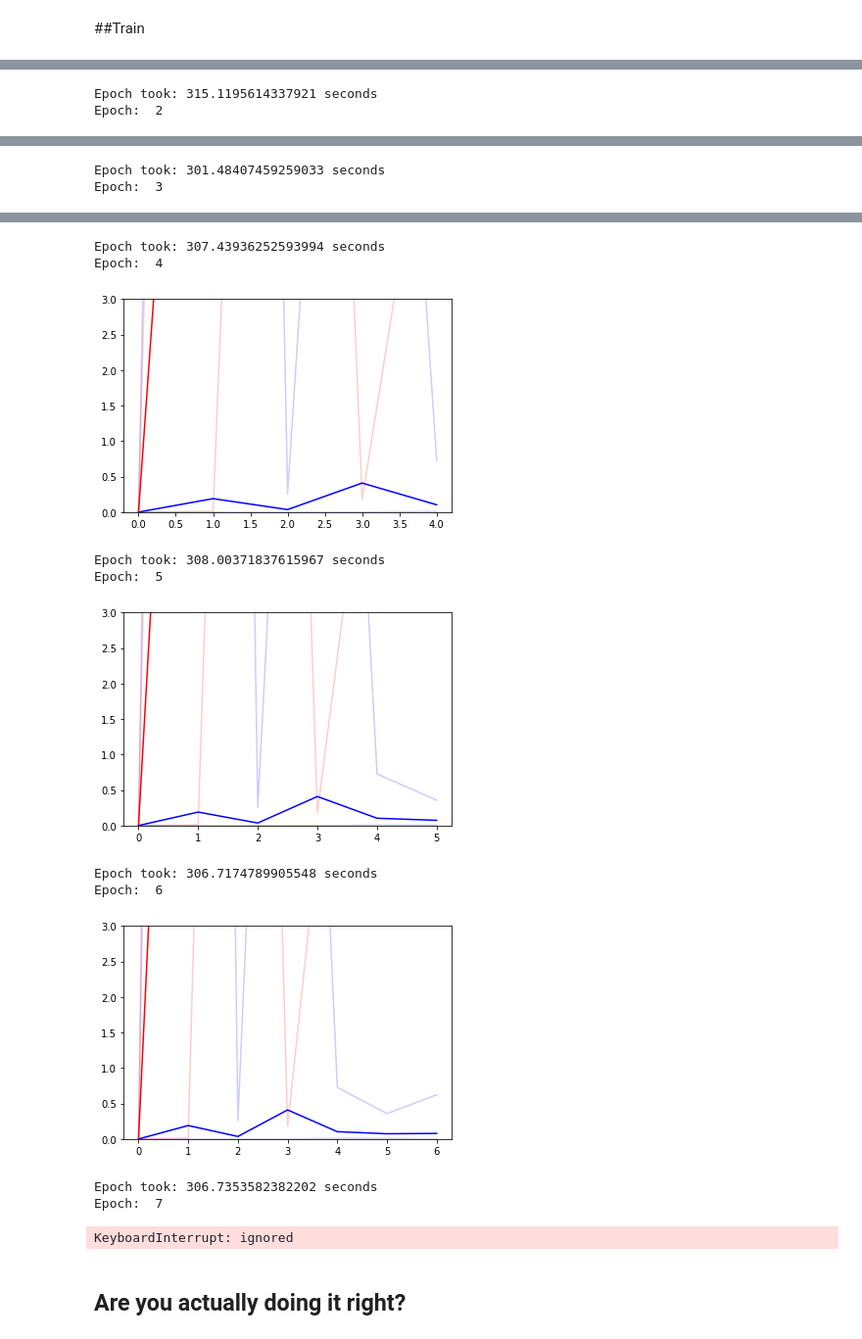
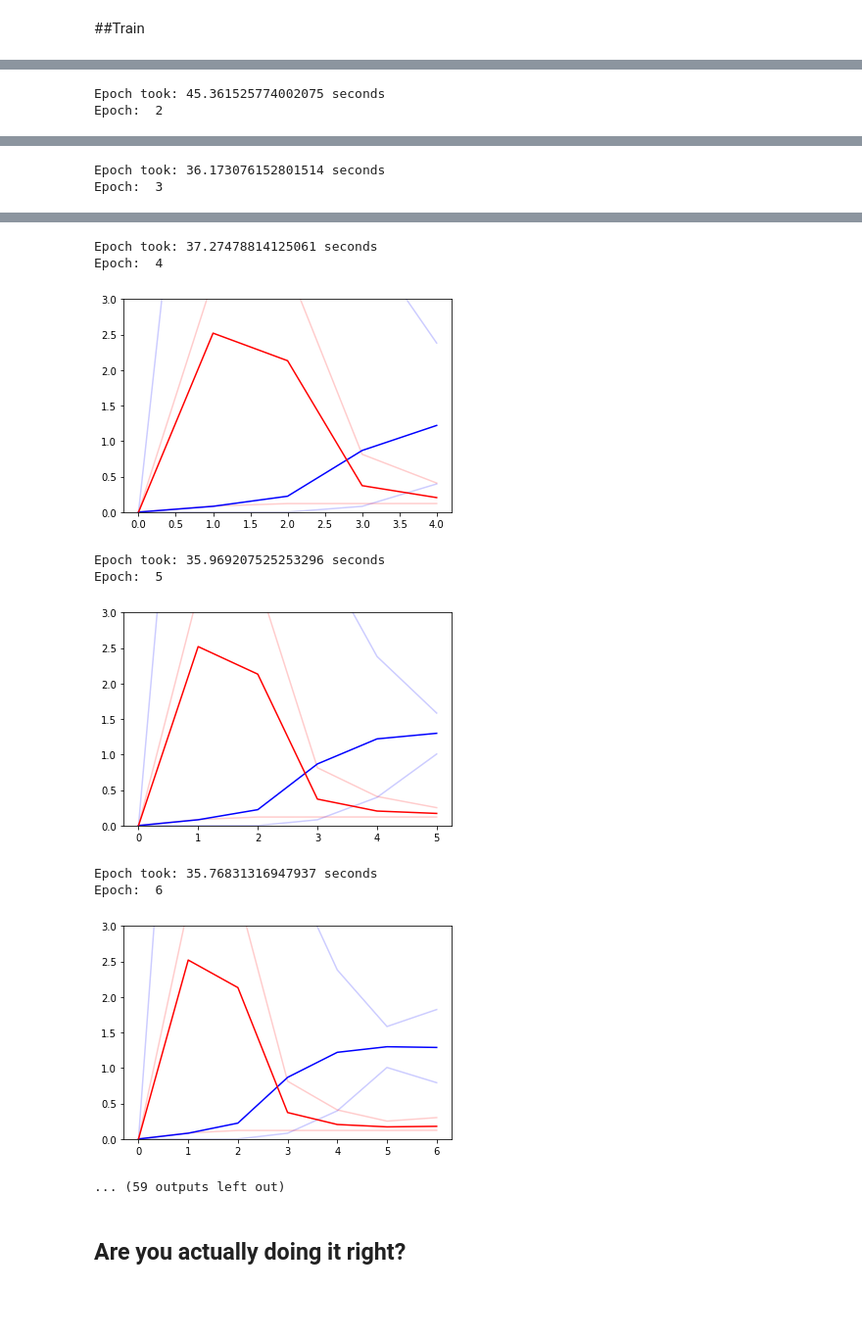
Before and after one commit to JamieCDev20/GAM705, a Jupyter notebook: 705Main.ipynb, the cells around one changed output, grey strips where cells are left out. Shown at 98% size. Saved outputs shown, nothing was run; the diff lists cells and outputs as text; code cells hidden in the pictures; blank space fills up the shorter version.

```diff
--- a/705Main.ipynb
+++ b/705Main.ipynb
@@ -555,7 +555,7 @@ print(realData.shape)
 ##Training Vars
 # %%
 batchSize = 128
-iterations = 500
+iterations = 750
 
 genIn = animData.shape[-1]
 genOut = realData.shape[-1]
@@ -612,17 +612,15 @@ if loadFromFile:
   animGenerator = tf.keras.models.load_model(f'{aiOutPath}/GenModel')
   animGenerator.summary()
 else:
+  outsidePow = 6
+  insidePow = 7
   animGenerator = Sequential([
       Input(shape=(None, genIn)),
-      LSTM(8, return_sequences=True, activation='relu'),
-      Dense(16, activation='relu'),
-      Dense(16, activation='relu'),
-      LSTM(8, return_sequences=False, activation='relu'),
-
-      #LSTM(64, return_sequences=True, activation='relu'),
-      #Dense(128, activation='relu'),
-      #Dense(128, activation='relu'),
-      #LSTM(64, activation='relu'),
+      LSTM(2**outsidePow, return_sequences=True, activation='relu'),
+      Dense(2**insidePow, activation='relu'),
+      Dense(2**insidePow, activation='relu'),
+      LSTM(2**outsidePow, return_sequences=False, activation='relu'),
+      Dropout(0.2),
       Dense(genOut)
   ])
 
@@ -655,16 +651,15 @@ if loadFromFile:
   animDiscriminator = tf.keras.models.load_model(f'{aiOutPath}/DiscModel')
   animDiscriminator.summary()
 else:
+  outsidePow = 7
+  insidePow = 8
   animDiscriminator = Sequential([
       Input(shape=(None, discIn)),
-      LSTM(2048, return_sequences=True, activation='relu'),
-      Dense(4096, activation='relu'),
-      Dense(4096, activation='relu'),
-      LSTM(2048, return_sequences=False, activation='relu'),
-      #LSTM(32, return_sequences=True, activation='relu'),
-      #Dense(64, activation='relu'),
-      #Dense(64, activation='relu'),
-      #LSTM(32, activation='relu'),
+      LSTM(2**outsidePow, return_sequences=True, activation='relu'),
+      Dense(2**insidePow, activation='relu'),
+      Dense(2**insidePow, activation='relu'),
+      Dropout(0.2),
+      LSTM(2**outsidePow, return_sequences=False, activation='relu'),
       Dense(1, activation='sigmoid')
   ])
 clear_output()
@@ -710,7 +703,7 @@ def AnimTrainingStep():
   #genBatch = GeneratorAnimBatch(batchSize, animData)
   #realBatch = DiscrimAnimBatch(batchSize, animData, realData)
 
-  genBatch, realBatch, onlyReal = GetAnimBatches(batchSize, animData, realData)
+  genBatch, realBatch, onlyReal = GetAnimBatches(batchSize, animData, realData, genOut)
 
   with tf.GradientTape() as genGradTapeA, tf.GradientTape() as discGradTapeA:
     generatedBatch = animGenerator(genBatch)
@@ -780,6 +773,6 @@ def AnimTraining(epochs):
 # %% [markdown]
 ##Train
 # %%
-AnimTraining(100)
+AnimTraining(60)
 # %% [output]
 Epoch:  1
@@ -787,2 +780,2 @@ Epoch:  1
-Epoch took: 315.1195614337921 seconds
+Epoch took: 45.361525774002075 seconds
 Epoch:  2
@@ -790,2 +783,2 @@ Epoch:  2
-Epoch took: 301.48407459259033 seconds
+Epoch took: 36.173076152801514 seconds
 Epoch:  3
@@ -793,14 +786,12 @@ Epoch:  3
-Epoch took: 307.43936252593994 seconds
+Epoch took: 37.27478814125061 seconds
 Epoch:  4
-[figure, old version]
+[figure, new version]
-Epoch took: 308.00371837615967 seconds
+Epoch took: 35.969207525253296 seconds
 Epoch:  5
-[figure, old version]
+[figure, new version]
-Epoch took: 306.7174789905548 seconds
+Epoch took: 35.76831316947937 seconds
 Epoch:  6
-[figure, old version]
+[figure, new version]
-Epoch took: 306.7353582382202 seconds
-Epoch:  7
+... (59 outputs left out)
-KeyboardInterrupt: ignored
 # %% [markdown]
 ## Are you actually doing it right?
```
Also changed, not shown: parts of 12 cells of this notebook.
